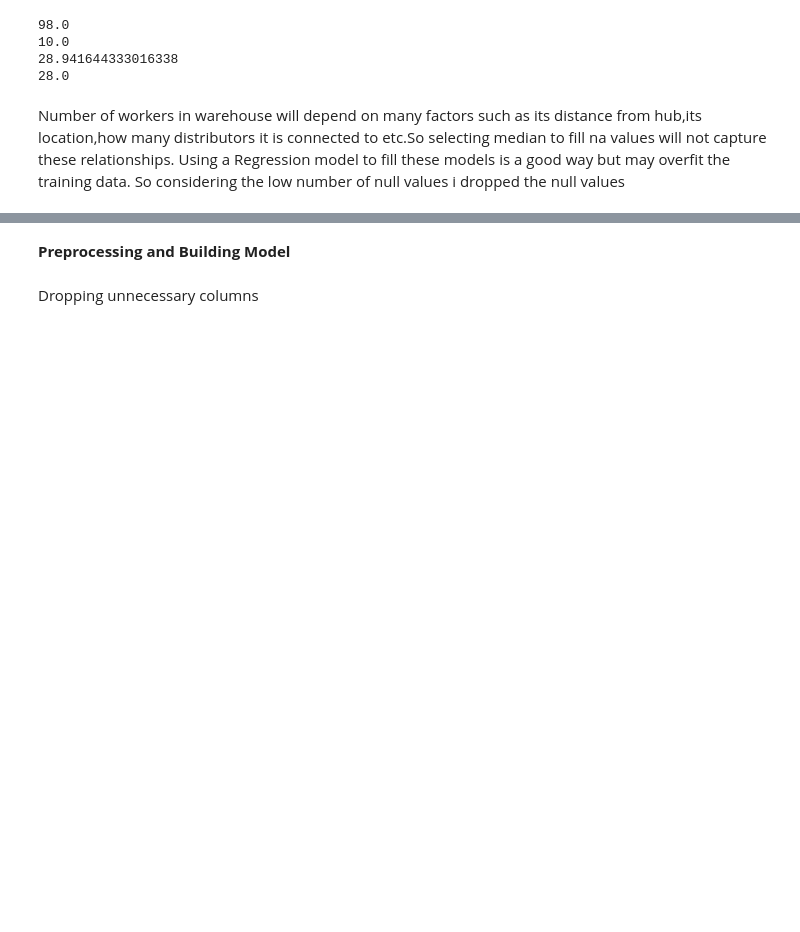
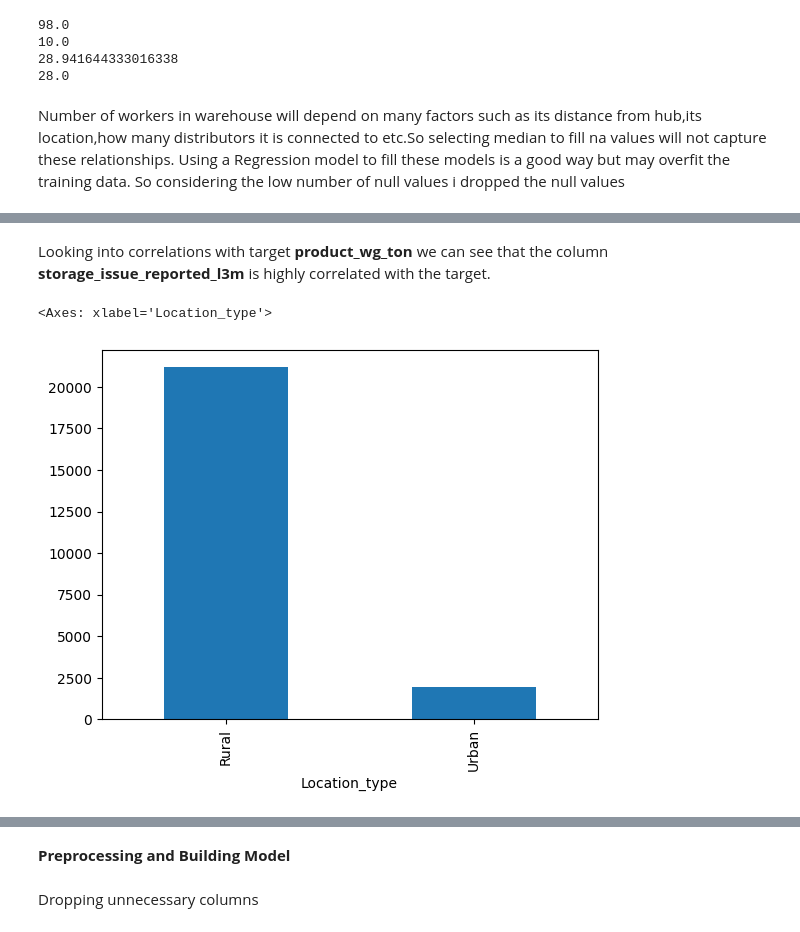
Before and after one commit to SamarthJ03/Supply-Chain-Optimzation, a Jupyter notebook: Supply_chain.ipynb, the cells around one changed output, grey strips where cells are left out. Saved outputs shown, nothing was run; the diff lists cells and outputs as text; code cells hidden in the pictures; blank space fills up the shorter version.

```diff
--- a/Supply_chain.ipynb
+++ b/Supply_chain.ipynb
@@ -167,0 +201,8 @@ Number of workers in warehouse will depend on many factors such as its distance
+# %% [markdown]
+Looking into correlations with target **product_wg_ton**
+we can see that the column **storage_issue_reported_l3m** is highly correlated with the target.
+# %%
+fmcg['Location_type'].value_counts().plot(kind='bar')
+# %% [output]
+<Axes: xlabel='Location_type'>
+[figure, added]
```
Also changed, not shown: parts of 28 cells of this notebook.
